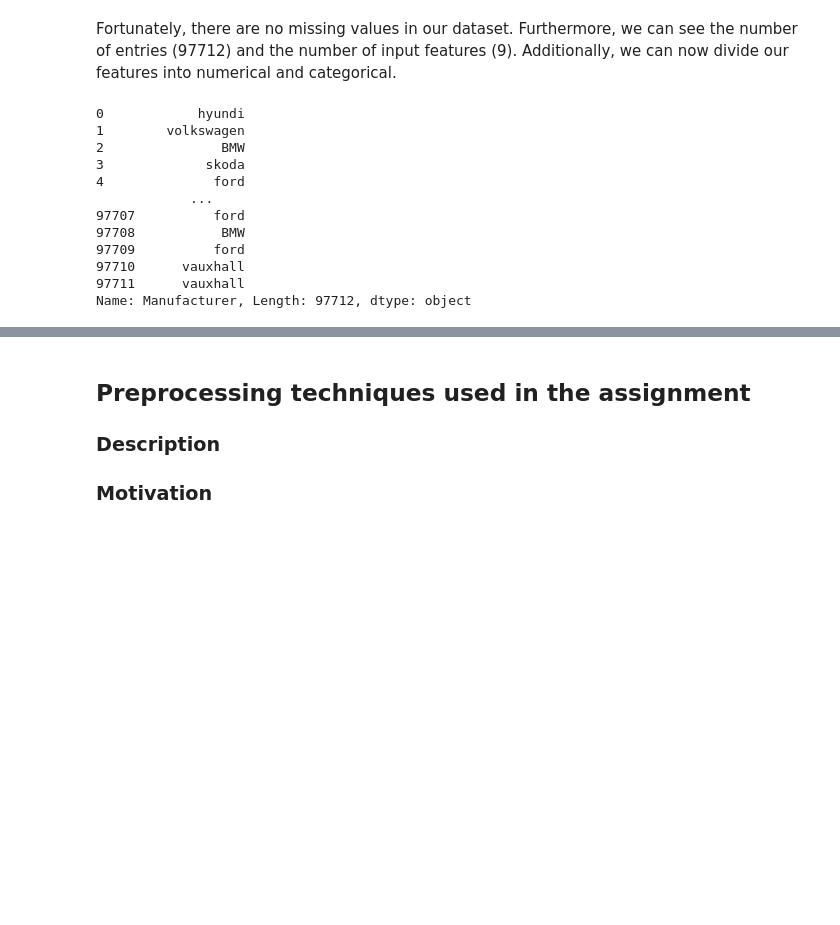
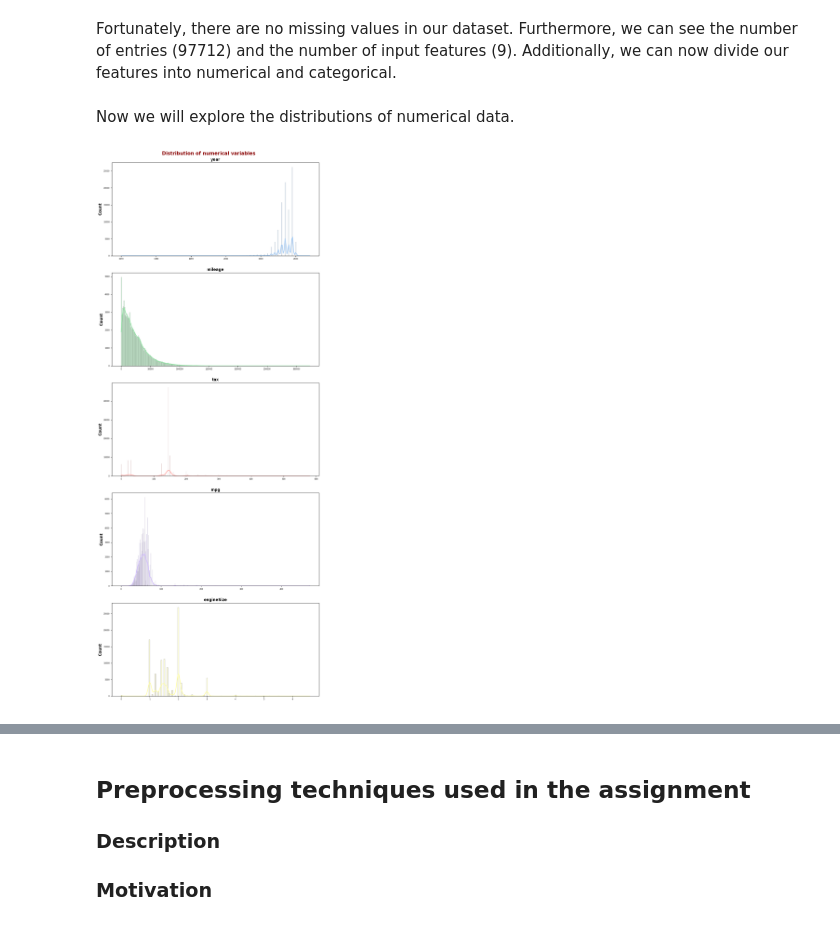
Before and after one commit to MichalRedm/DM-project1, a Jupyter notebook: report.ipynb, the cells around one changed output, grey strips where cells are left out. Drawn from its saved outputs; the diff is of its cells as text; code cells hidden in the pictures; blank space fills up the shorter version.

```diff
--- a/report.ipynb
+++ b/report.ipynb
@@ -75,17 +76,32 @@ memory usage: 6.7+ MB
 # %% [markdown]
 Fortunately, there are no missing values in our dataset. Furthermore, we can see the number of entries (97712) and the number of input features (9). Additionally, we can now divide our features into numerical and categorical.
 # %%
-num_cols = ['mileage', 'tax', 'mpg', 'engineSize']
+num_cols = ['year', 'mileage', 'tax', 'mpg', 'engineSize']
+cat_cols = ['model', 'transmission', 'fuelType',  'Manufacturer']
-# %% [output]
-0            hyundi
-1        volkswagen
-2               BMW
-3             skoda
-4              ford
-            ...
-97707          ford
-97708           BMW
-97709          ford
-97710      vauxhall
-97711      vauxhall
-Name: Manufacturer, Length: 97712, dtype: object
+# %% [markdown]
+Now we will explore the distributions of numerical data.
+# %%
+fig, axes = plt.subplots(5, 1, figsize=(10, 25))
+axes = axes.flat # flatten the axis to iterate over them
+
+for i, col in enumerate(num_cols):
+    sns.histplot(data=input_features,
+        x=col,
+        stat='count',
+        kde=True, # smoothen the histogram
+        color=sns.color_palette('pastel6')[i],
+        line_kws={'linewidth': 2},
+        alpha=0.4,
+        ax=axes[i])
+
+    axes[i].set_xlabel(" ")
+    axes[i].set_ylabel("Count", fontsize=12, fontweight='bold', color='black')
+    axes[i].set_title(col, fontsize=12, fontweight='bold', color='black')
+    axes[i].tick_params(labelsize=6)
+
+fig.suptitle('Distribution of numerical variables', fontsize=15, fontweight='bold', color='darkred')
+fig.tight_layout()
+fig.subplots_adjust(top=0.96)
+plt.show()
+# %% [output]
+[figure, added]
```
Also changed, not shown: parts of 15 cells of this notebook.
